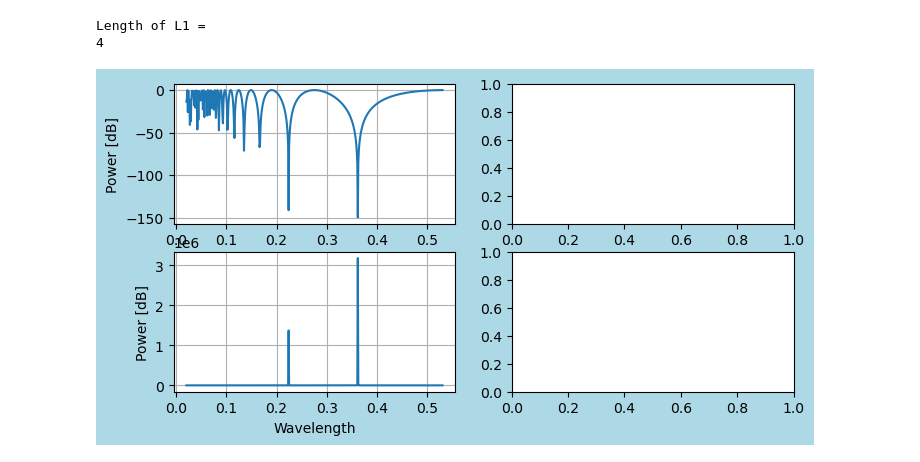
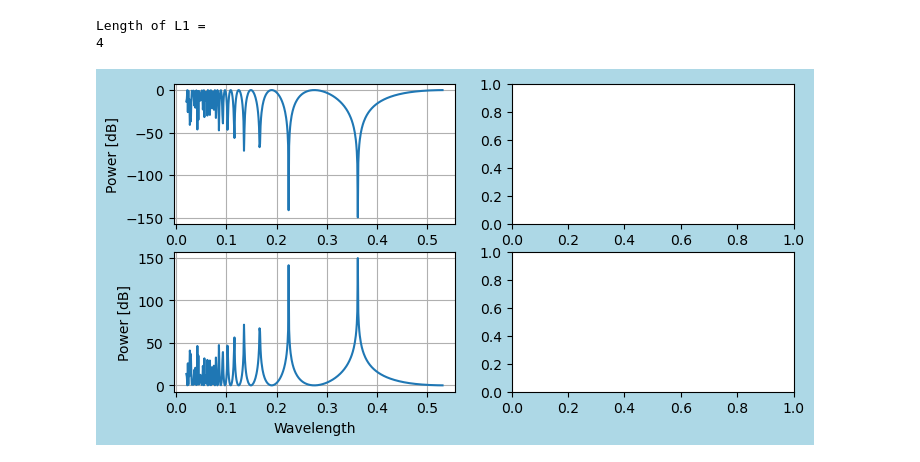
Before and after one commit to tacticstactics/Optical_thin_film_coating, a Jupyter notebook: Antireflection_1/Antireflection_main.ipynb, the cells around one changed output. Saved outputs shown, nothing was run; the diff lists cells and outputs as text; code cells hidden in the pictures.

```diff
--- a/Antireflection_1/Antireflection_main.ipynb
+++ b/Antireflection_1/Antireflection_main.ipynb
@@ -108,38 +108,38 @@ for ii in range(mm):
     P2col[ii] = P2
 
     P1dBcol[ii] = -10*np.log(P1)
-    #P2dBcol[ii] = 10*np.log(P2)
+    P2dBcol[ii] = 10*np.log(P2)
 
     #P1_Phase = np.angle(Eout3_x)
     #P1_phasecol[ii] = P1_Phase
 
 
     #outer loop ended
 
 
 fig = plt.figure(figsize = (8,4), facecolor='lightblue')
 ax1 = fig.add_subplot(2, 2, 1)
 ax2 = fig.add_subplot(2, 2, 2)
 ax3 = fig.add_subplot(2, 2, 3)
 ax4 = fig.add_subplot(2, 2, 4)
 
 
 ax1.plot(wlcol,P1dBcol)
 ax1.set_xlabel("Wavelength")
 ax1.set_ylabel("Power [dB]")
 ax1.grid()
 #ax1.set_ylim(0,1)
 
 
 
-ax3.plot(wlcol,P2col)
+ax3.plot(wlcol,P2dBcol)
 ax3.grid()
 ax3.set_xlabel("Wavelength")
 ax3.set_ylabel("Power [dB]")
 #ax2.set_ylim(0,1)
 
 plt.show()
 # %% [output]
 Length of L1 =
 4
-[figure, old version]
+[figure, new version]
```
Also changed, not shown: parts of 1 cell of this notebook.
